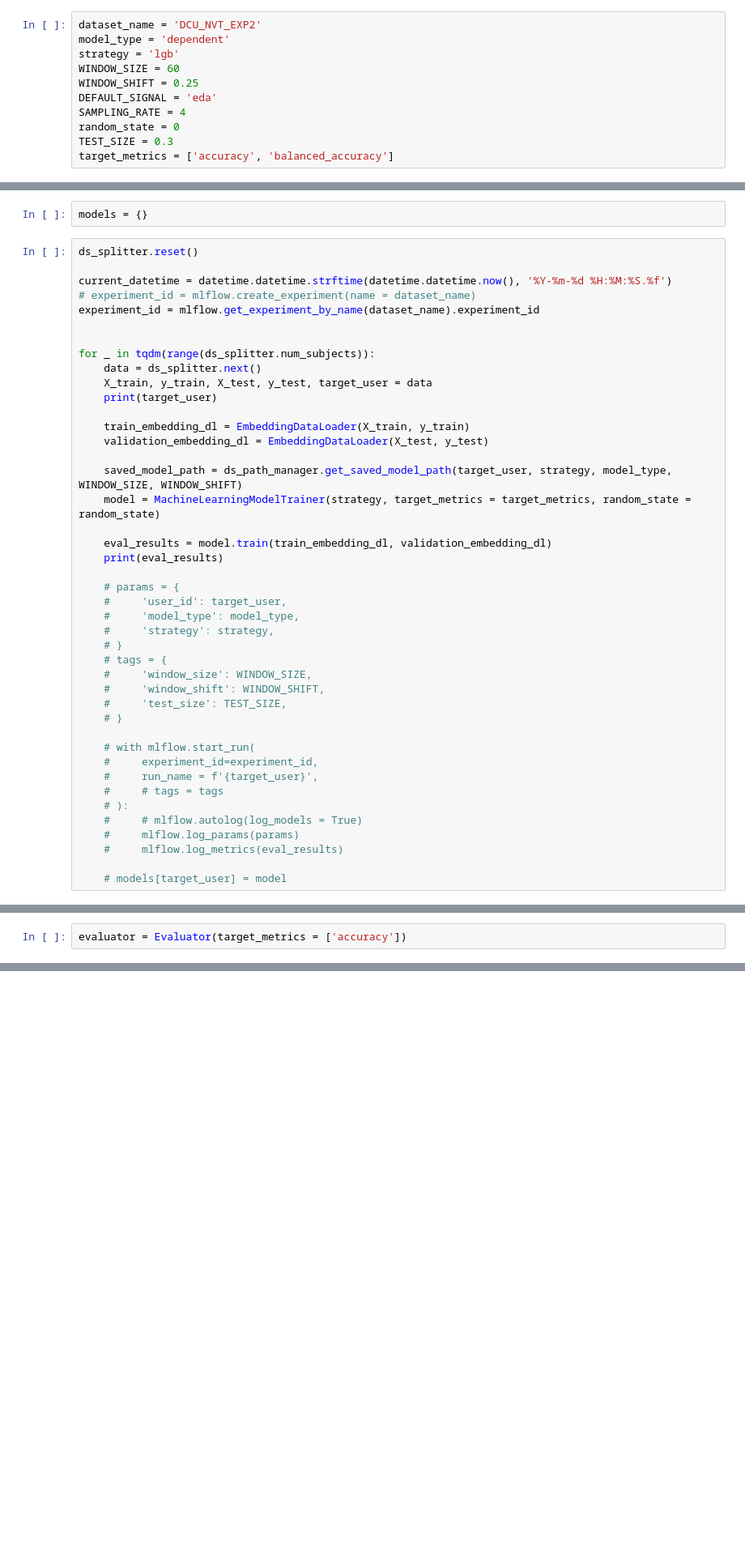
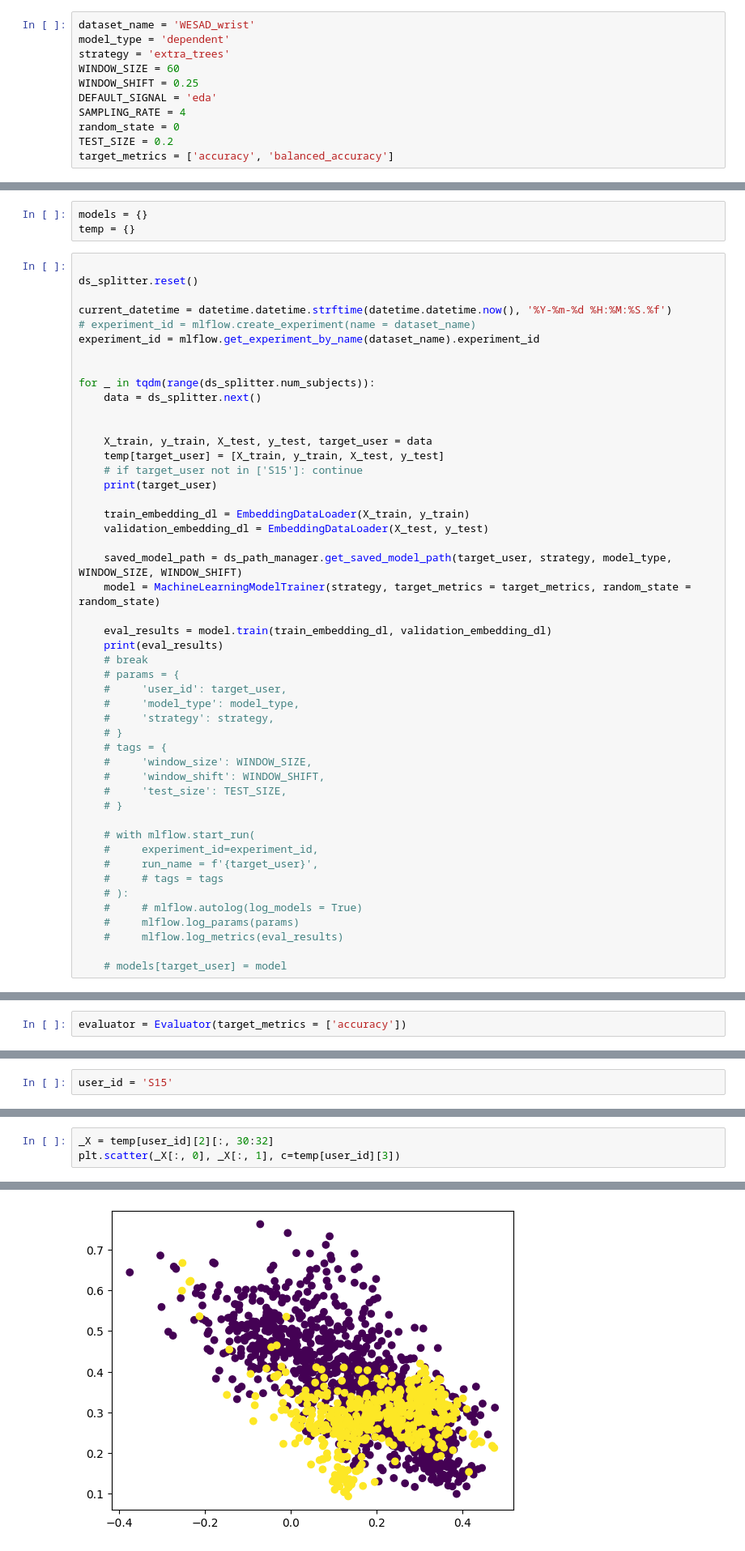
Before and after one commit to nvtu/Stress-Detection-Processor, a Jupyter notebook: experiment_scripts/stress_detection_model_analysis.ipynb, the cells around one changed output, grey strips where cells are left out. Shown: that part at 81% size. Drawn from its saved outputs; the diff is of its cells as text; blank space fills up the shorter version.

```diff
--- a/experiment_scripts/stress_detection_model_analysis.ipynb
+++ b/experiment_scripts/stress_detection_model_analysis.ipynb
@@ -13,15 +13,15 @@ import mlflow
 import lightgbm as lgb
 mlflow.set_tracking_uri('http://localhost:5010')
 # %%
-dataset_name = 'DCU_NVT_EXP2'
+dataset_name = 'WESAD_wrist'
 model_type = 'dependent'
-strategy = 'lgb'
+strategy = 'extra_trees'
 WINDOW_SIZE = 60
 WINDOW_SHIFT = 0.25
 DEFAULT_SIGNAL = 'eda'
 SAMPLING_RATE = 4
 random_state = 0
-TEST_SIZE = 0.3
+TEST_SIZE = 0.2
 target_metrics = ['accuracy', 'balanced_accuracy']
 # %%
 # logger.log_field('model_type', model_type)
@@ -51,7 +51,9 @@ for user_id in tqdm(data[DEFAULT_SIGNAL].keys()):
             index += 1
 # %%
 models = {}
+temp = {}
 # %%
+
 ds_splitter.reset()
 
 current_datetime = datetime.datetime.strftime(datetime.datetime.now(), '%Y-%m-%d %H:%M:%S.%f')
@@ -61,7 +63,11 @@ experiment_id = mlflow.get_experiment_by_name(dataset_name).experiment_id
 
 for _ in tqdm(range(ds_splitter.num_subjects)):
     data = ds_splitter.next()
+
+
     X_train, y_train, X_test, y_test, target_user = data
+    temp[target_user] = [X_train, y_train, X_test, y_test]
+    # if target_user not in ['S15']: continue
     print(target_user)
 
     train_embedding_dl = EmbeddingDataLoader(X_train, y_train)
@@ -72,7 +78,7 @@ for _ in tqdm(range(ds_splitter.num_subjects)):
 
     eval_results = model.train(train_embedding_dl, validation_embedding_dl)
     print(eval_results)
-
+    # break
     # params = {
     #     'user_id': target_user,
     #     'model_type': model_type,
@@ -222,0 +182,2 @@ for user_id in tasks_indices.keys():
+# %%
+user_id = 'S15'
@@ -222,0 +189,4 @@ for user_id in tasks_indices.keys():
+# %%
+_X = temp[user_id][2][:, 30:32]
+plt.scatter(_X[:, 0], _X[:, 1], c=temp[user_id][3])
+# %% [output]
@@ -222,0 +194 @@ for user_id in tasks_indices.keys():
+[figure, added]
```
Also changed, not shown: parts of 11 cells of this notebook, 10 other files.
